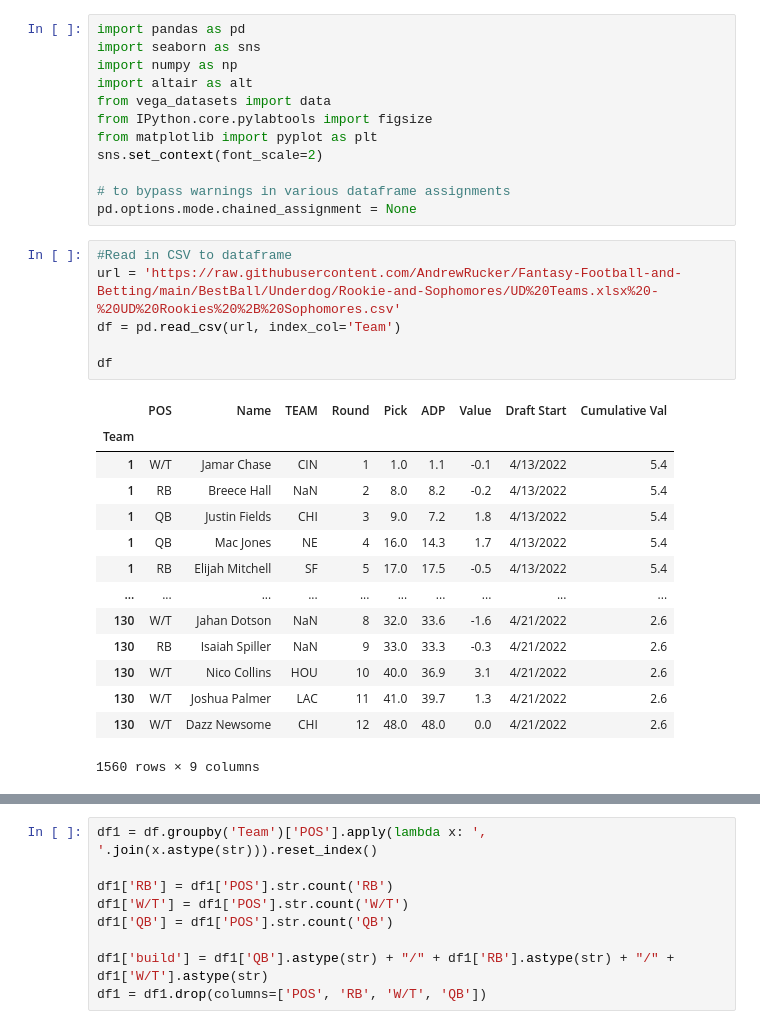
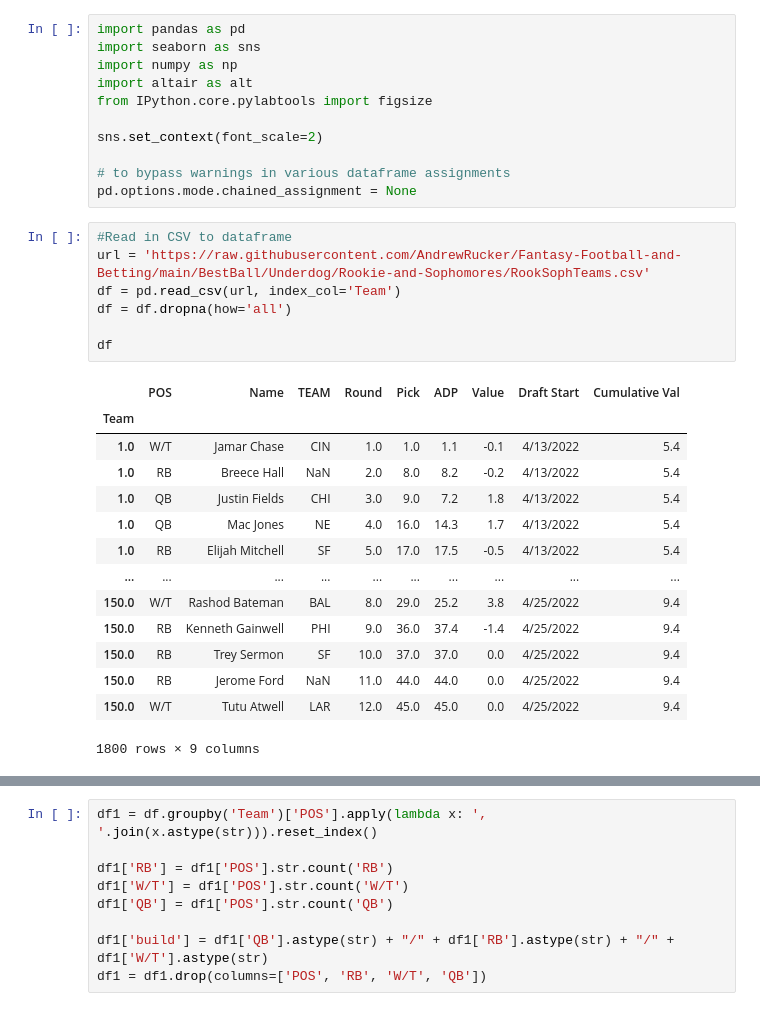
Before and after one commit to AndrewRucker/Fantasy-Football-and-Betting, a Jupyter notebook: BestBall/Underdog/Rookie-and-Sophomores/Rookie_and_Soph.ipynb, the cells around one changed output, grey strips where cells are left out. Drawn from its saved outputs; the diff is of its cells as text.

```diff
--- a/BestBall/Underdog/Rookie-and-Sophomores/Rookie_and_Soph.ipynb
+++ b/BestBall/Underdog/Rookie-and-Sophomores/Rookie_and_Soph.ipynb
@@ -5,34 +52,34 @@ import pandas as pd
 import seaborn as sns
 import numpy as np
 import altair as alt
-from vega_datasets import data
 from IPython.core.pylabtools import figsize
-from matplotlib import pyplot as plt
+
 sns.set_context(font_scale=2)
 
 # to bypass warnings in various dataframe assignments
 pd.options.mode.chained_assignment = None
 # %%
 #Read in CSV to dataframe
-url = 'https://raw.githubusercontent.com/AndrewRucker/Fantasy-Football-and-Betting/main/BestBall/Underdog/Rookie-and-Sophomores/UD%20Teams.xlsx%20-%20UD%20Rookies%20%2B%20Sophomores.csv'
+url = 'https://raw.githubusercontent.com/AndrewRucker/Fantasy-Football-and-Betting/main/BestBall/Underdog/Rookie-and-Sophomores/RookSophTeams.csv'
 df = pd.read_csv(url, index_col='Team')
+df = df.dropna(how='all')
 
 df
 # %% [output]
 |  | POS | Name | TEAM | Round | Pick | ADP | Value | Draft Start | Cumulative Val |
 | Team |  |  |  |  |  |  |  |  |  |
-| 1 | W/T | Jamar Chase | CIN | 1 | 1.0 | 1.1 | -0.1 | 4/13/2022 | 5.4 |
-| 1 | RB | Breece Hall | NaN | 2 | 8.0 | 8.2 | -0.2 | 4/13/2022 | 5.4 |
-| 1 | QB | Justin Fields | CHI | 3 | 9.0 | 7.2 | 1.8 | 4/13/2022 | 5.4 |
-| 1 | QB | Mac Jones | NE | 4 | 16.0 | 14.3 | 1.7 | 4/13/2022 | 5.4 |
-| 1 | RB | Elijah Mitchell | SF | 5 | 17.0 | 17.5 | -0.5 | 4/13/2022 | 5.4 |
+| 1.0 | W/T | Jamar Chase | CIN | 1.0 | 1.0 | 1.1 | -0.1 | 4/13/2022 | 5.4 |
+| 1.0 | RB | Breece Hall | NaN | 2.0 | 8.0 | 8.2 | -0.2 | 4/13/2022 | 5.4 |
+| 1.0 | QB | Justin Fields | CHI | 3.0 | 9.0 | 7.2 | 1.8 | 4/13/2022 | 5.4 |
+| 1.0 | QB | Mac Jones | NE | 4.0 | 16.0 | 14.3 | 1.7 | 4/13/2022 | 5.4 |
+| 1.0 | RB | Elijah Mitchell | SF | 5.0 | 17.0 | 17.5 | -0.5 | 4/13/2022 | 5.4 |
 | ... | ... | ... | ... | ... | ... | ... | ... | ... | ... |
-| 130 | W/T | Jahan Dotson | NaN | 8 | 32.0 | 33.6 | -1.6 | 4/21/2022 | 2.6 |
-| 130 | RB | Isaiah Spiller | NaN | 9 | 33.0 | 33.3 | -0.3 | 4/21/2022 | 2.6 |
-| 130 | W/T | Nico Collins | HOU | 10 | 40.0 | 36.9 | 3.1 | 4/21/2022 | 2.6 |
-| 130 | W/T | Joshua Palmer | LAC | 11 | 41.0 | 39.7 | 1.3 | 4/21/2022 | 2.6 |
-| 130 | W/T | Dazz Newsome | CHI | 12 | 48.0 | 48.0 | 0.0 | 4/21/2022 | 2.6 |
+| 150.0 | W/T | Rashod Bateman | BAL | 8.0 | 29.0 | 25.2 | 3.8 | 4/25/2022 | 9.4 |
+| 150.0 | RB | Kenneth Gainwell | PHI | 9.0 | 36.0 | 37.4 | -1.4 | 4/25/2022 | 9.4 |
+| 150.0 | RB | Trey Sermon | SF | 10.0 | 37.0 | 37.0 | 0.0 | 4/25/2022 | 9.4 |
+| 150.0 | RB | Jerome Ford | NaN | 11.0 | 44.0 | 44.0 | 0.0 | 4/25/2022 | 9.4 |
+| 150.0 | W/T | Tutu Atwell | LAR | 12.0 | 45.0 | 45.0 | 0.0 | 4/25/2022 | 9.4 |
-1560 rows × 9 columns
+1800 rows × 9 columns
 # %%
 #Creation of dataset with player drafted with value according to ADP by draft date
 some_values = ('Kenny Pickett', 'Matt Corral', 'Malik Willis', 'Sam Howell', 'Desmond Ridder', 'Trevor Lawrence', 'Justin Fields', 'Davis Mills', 'Mac Jones', 'Zach Wilson')
```
Also changed, not shown: parts of 18 cells of this notebook.
